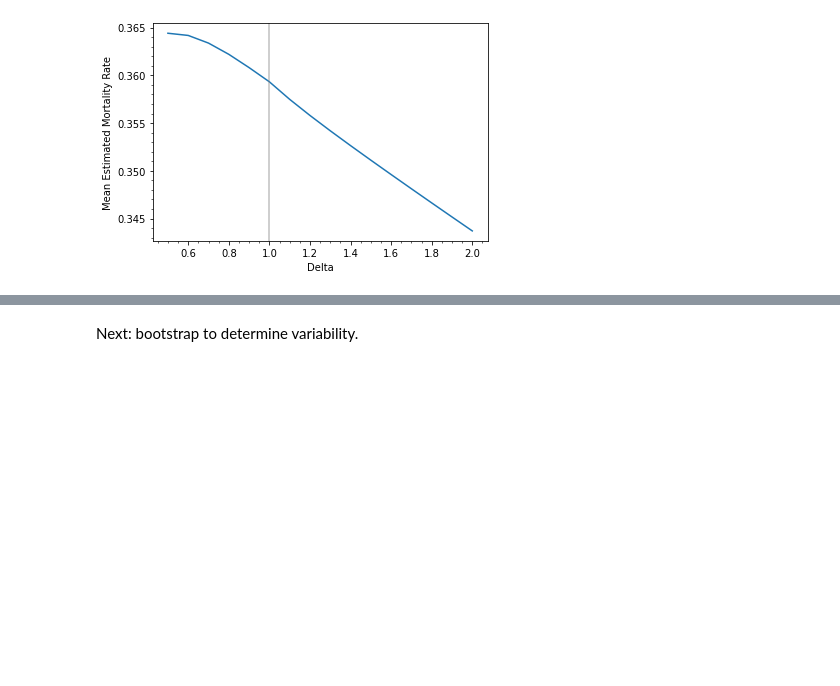
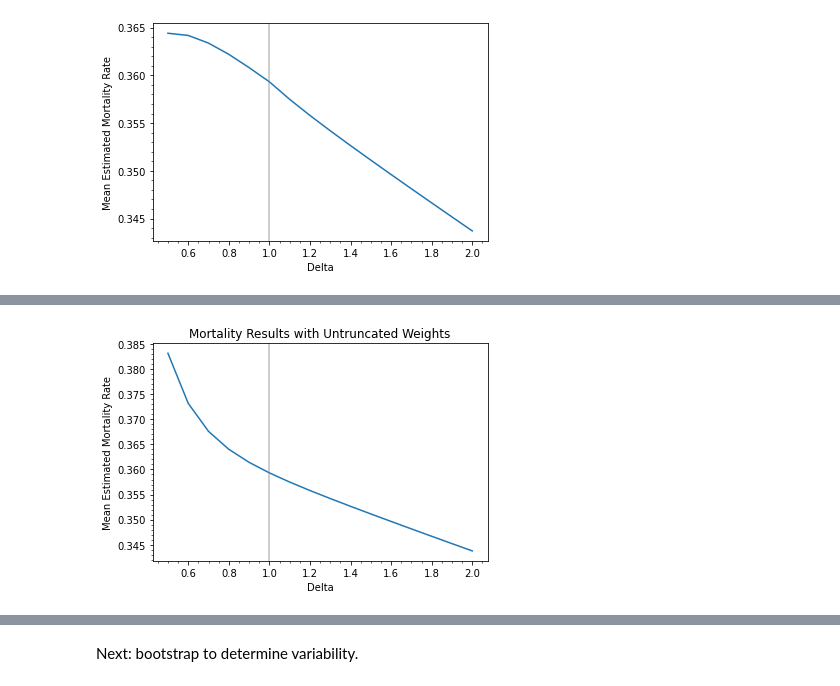
Before and after one commit to amanchoudhri/liberation-timing-paper, a Jupyter notebook: main.ipynb, the cells around one changed output, grey strips where cells are left out. Saved outputs shown, nothing was run; the diff lists cells and outputs as text; code cells hidden in the pictures; blank space fills up the shorter version.

```diff
--- a/main.ipynb
+++ b/main.ipynb
@@ -272,0 +292,12 @@ plt.show()
+# %%
+untrunc_results, untrunc_weights = calculate_estimates(delta_vals, truncate_weights=False, return_weights=True)
+plt.xlabel('Delta')
+plt.ylabel('Mean Estimated Mortality Rate')
+plt.plot(untrunc_results.keys(), untrunc_results.values())
+plt.axvline(1, color='grey', alpha=0.5)
+plt.minorticks_on()
+plt.title('Mortality Results with Untruncated Weights')
+plt.savefig('images/untruncated_mortality_results.png', facecolor='white')
+plt.show()
+# %% [output]
+[figure, added]
```
Also changed, not shown: parts of 9 cells of this notebook.
